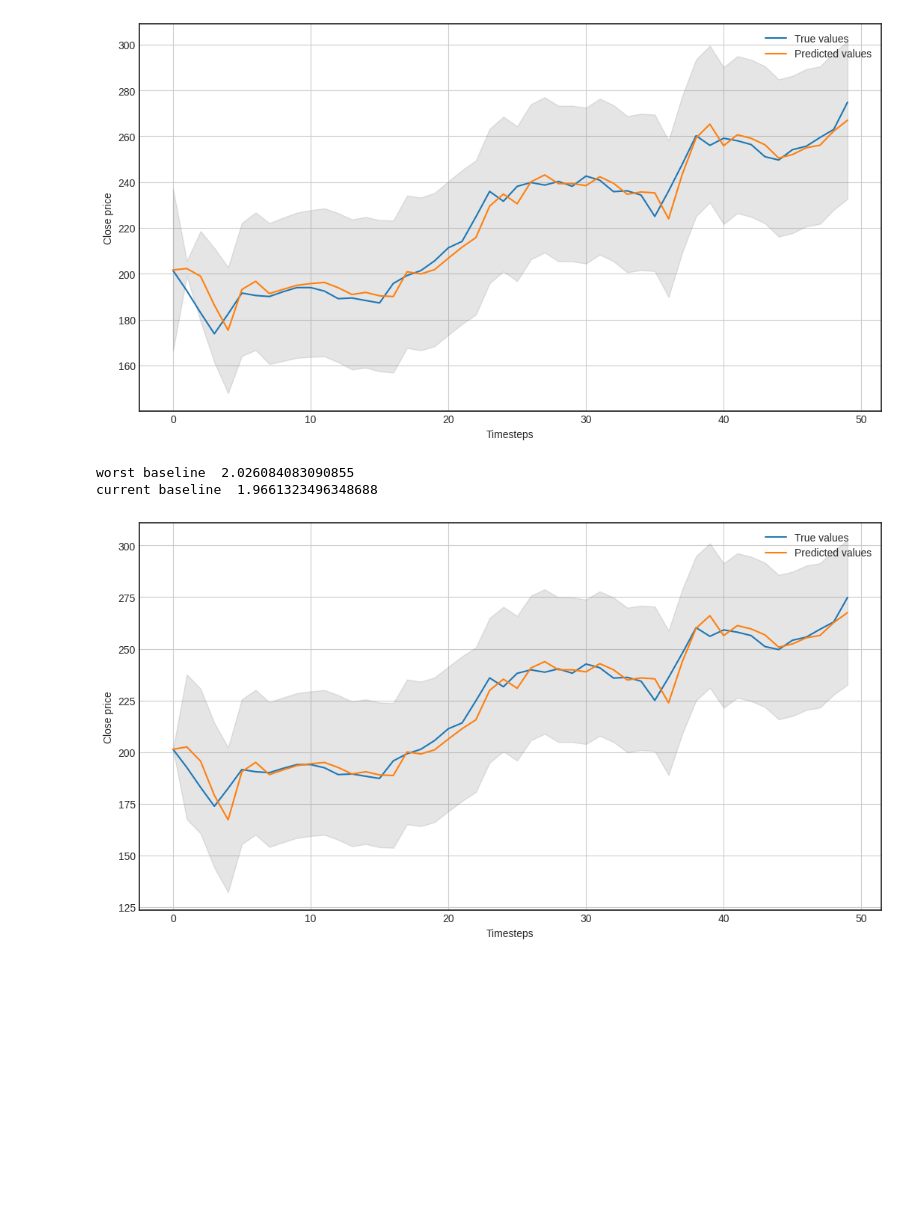
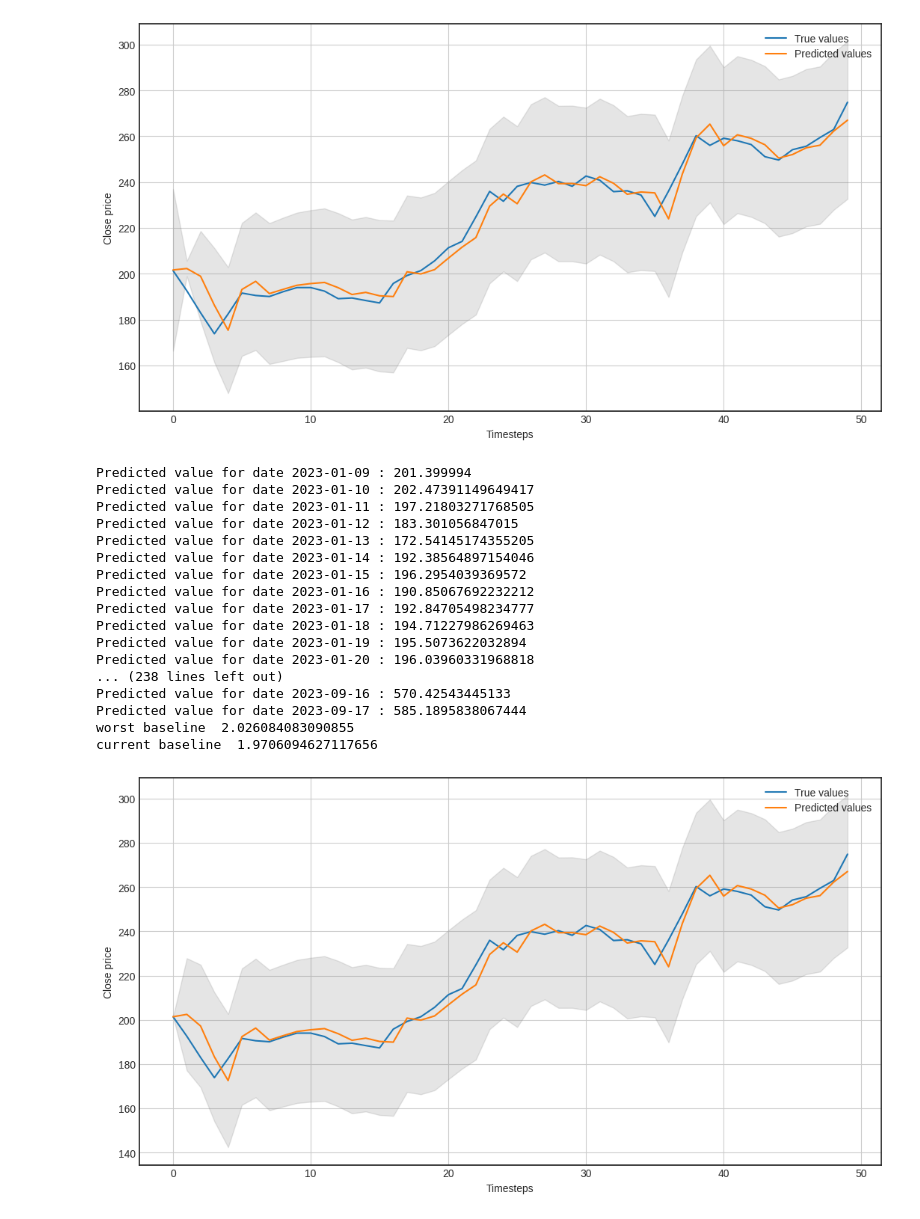
Before and after one commit to anushkab2508/stock-price-forecasting, a Jupyter notebook: kalman_filter.ipynb, the cells around one changed output. Saved outputs shown, nothing was run; the diff lists cells and outputs as text; code cells hidden in the pictures; blank space fills up the shorter version.

```diff
--- a/kalman_filter.ipynb
+++ b/kalman_filter.ipynb
@@ -158,13 +158,13 @@ plt.style.use('seaborn-white')
 data = pd.read_csv("/content/ADANIPOWER.NS.csv")
 
 # We omit the dates, adjusted close and the volume columns. And we take only the data for 2018 and 2019
-data = data.values[-503:,:-2]
+data = data.values[-555:,:-2]
 
-# We train on 2018 data and we consider only open and high price
+# We train on 2022 data and we consider only open and high price
 train = data[:-252,[1,4]]
 train_X = train[:,0]
 train_Y = train[:,1]
-# We test on 2019 data
+# We test on 2023 data
 test = data[-252:,[1,4]]
 test_X = test[:,0]
 test_Y = test[:,1]
@@ -182,6 +182,30 @@ labels = np.insert(labels, 0, 0)
 diffs_test = test_X[:-1] - test_X[1:]
 diffs_test = np.insert(diffs_test, 0, test_X[0] - train_X[-1])
 labels_test = np.where(diffs_test >= 0, 1, 0)
+# %%
+#exp
+def filtering_with_dates(x, y, dates, a, b, c, f):
+    T = len(y)
+    mu, p, k = pre_filtering(x, a, b, c, f)
+
+    mu_filt = np.zeros(shape=(T))
+    p_filt = np.zeros(shape=(T))
+
+
+    for t in range(T):
+        mu_filt[t] = mu[t] + k[t]*(y[t] - mu[t])
+        p_filt[t] = (f**2) * k[t]
+        print("Predicted value for date", dates[t], ":", mu_filt[t])  # Modified print statement
+
+    return mu_filt, p_filt
+# %%
+#exp
+import datetime
+
+start_date = datetime.date(2023, 1, 9)  # Replace this with your actual start date
+num_days = len(test_Y)  # Assuming the length of test_Y is the number of days
+
+test_dates = [start_date + datetime.timedelta(days=i) for i in range(num_days)]
 # %%
 
 def pre_filtering(x, a, b, c, f):
@@ -191,7 +215,7 @@ def pre_filtering(x, a, b, c, f):
   mu = np.zeros(shape=(T))
   p = np.zeros(shape=(T))
   k = np.zeros(shape=(T))
-  p[0] = 10000
+  p[0] = 100
   mu[0] = x[0]
 
   # example we start by \mu_{1|0} and \p_{1|0} assuming we have x = (x_1, x_2,..., x_N) a vector of N elements
@@ -206,32 +230,50 @@ def filtering(x, y, a, b, c, f):
   T = len(y)
   mu, p, k = pre_filtering(x, a, b, c, f)
 
   mu_filt = np.zeros(shape=(T))
   p_filt = np.zeros(shape=(T))
 
   for t in range(T):
     mu_filt[t] = mu[t] + k[t]*(y[t] - mu[t])
     p_filt[t] = (f**2) * k[t]
+    #print("Predicted value at time", t+1, ":", mu_filt[t])
 
   return mu_filt, p_filt
 
 x_test = test_Y
 y_test = test_X
+dates_test = test_dates  # Assuming test dates corresponding to each data point
 
+mu_fore, p_fore = filtering_with_dates(x_test, y_test, dates_test, a, b, np.sqrt(c_2), np.sqrt(f_2))
 mu_fore, p_fore = filtering(x_test, y_test, a, b, np.sqrt(c_2), np.sqrt(f_2))
 
 plt.figure(figsize=(6.4*2, 4.8*1.4))
 plt.plot(np.arange(50), x_test[:50])
 plt.plot(np.arange(50), mu_fore[:50])
 plt.fill_between(np.arange(50), mu_fore[:50] - p_fore[:50] / 2, mu_fore[:50] + p_fore[:50] / 2, color='gray', alpha=0.2)
 plt.legend(['True values', 'Predicted values'])
 plt.xlabel('Timesteps')
 plt.ylabel('Close price')
 plt.grid()
 
 print('worst baseline ', np.mean(np.abs((x_test - test[:,0]) / x_test))* 100)
 print('current baseline ', np.mean(np.abs((x_test - mu_fore) / x_test))* 100)
 # %% [output]
+Predicted value for date 2023-01-09 : 201.399994
+Predicted value for date 2023-01-10 : 202.47391149649417
+Predicted value for date 2023-01-11 : 197.21803271768505
+Predicted value for date 2023-01-12 : 183.301056847015
+Predicted value for date 2023-01-13 : 172.54145174355205
+Predicted value for date 2023-01-14 : 192.38564897154046
+Predicted value for date 2023-01-15 : 196.2954039369572
+Predicted value for date 2023-01-16 : 190.85067692232212
+Predicted value for date 2023-01-17 : 192.84705498234777
+Predicted value for date 2023-01-18 : 194.71227986269463
+Predicted value for date 2023-01-19 : 195.5073622032894
+Predicted value for date 2023-01-20 : 196.03960331968818
+... (238 lines left out)
+Predicted value for date 2023-09-16 : 570.42543445133
+Predicted value for date 2023-09-17 : 585.1895838067444
 worst baseline  2.026084083090855
-current baseline  1.9661323496348688
+current baseline  1.9706094627117656
-[figure, old version]
+[figure, new version]
```
Also changed, not shown: parts of 3 cells of this notebook.
